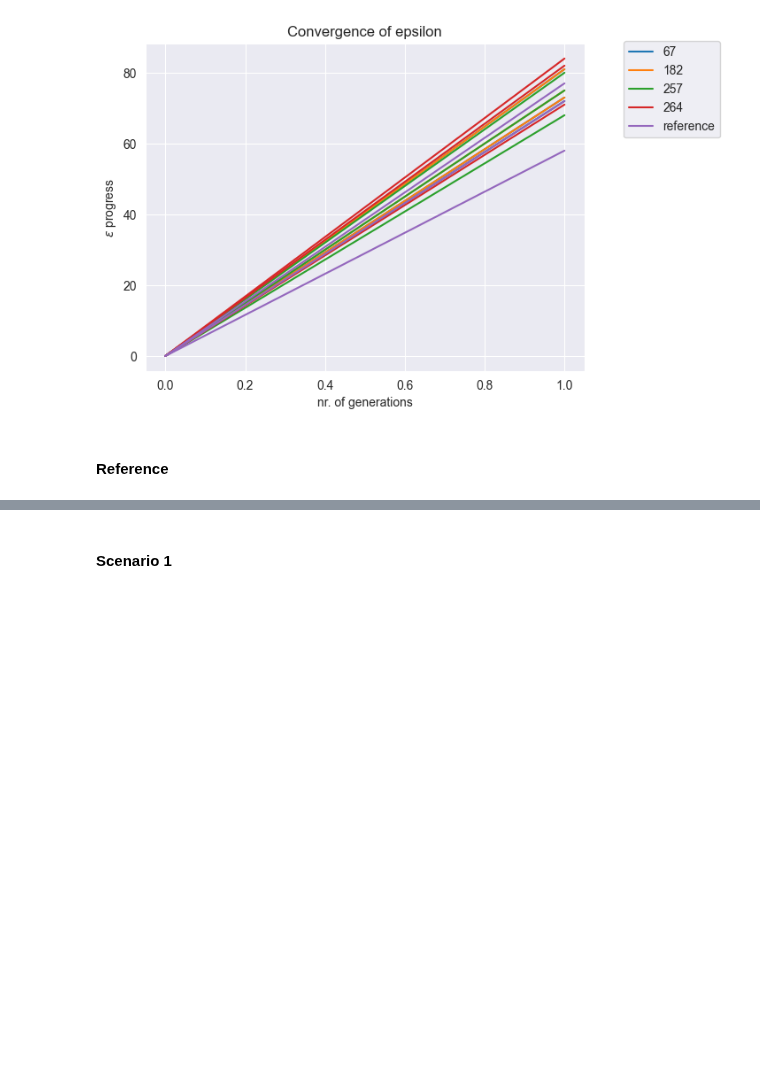
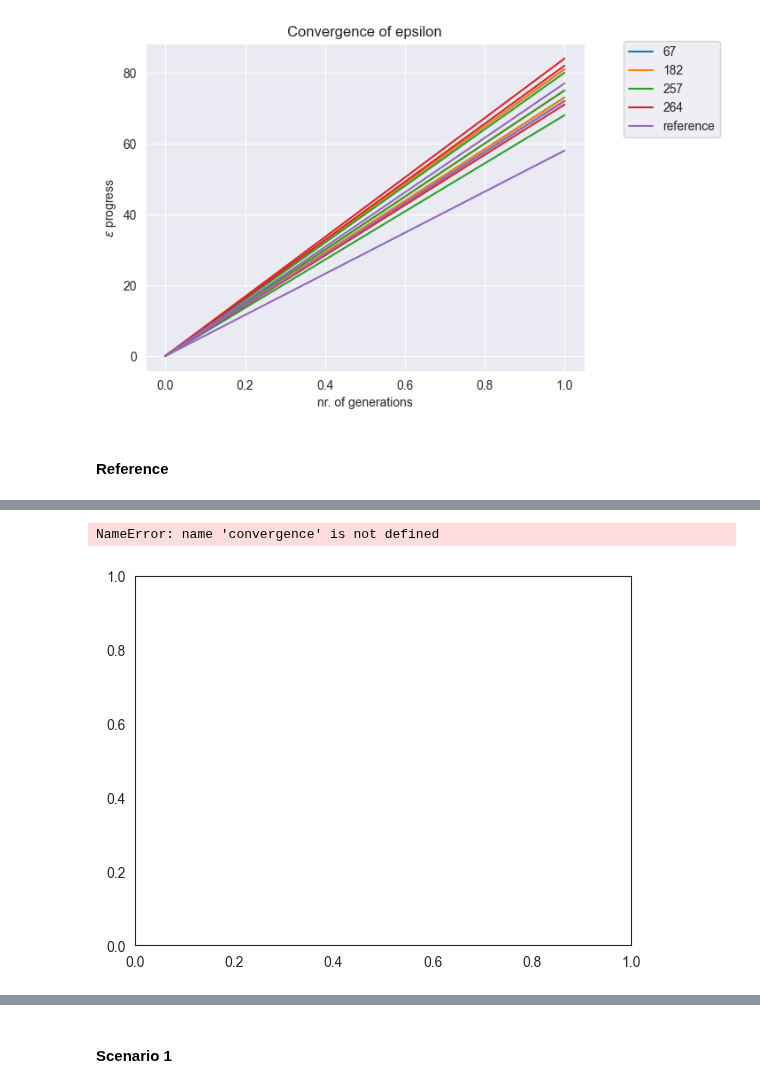
Before and after one commit to ndaswani1/EPA141A-labs, a Jupyter notebook: final assignment/dike_model_multi_scenario_MORDM.ipynb, the cells around one changed output, grey strips where cells are left out. Cells and saved outputs as stored; diff of their text form; code cells hidden in the pictures; blank space fills up the shorter version.

```diff
--- a/final assignment/dike_model_multi_scenario_MORDM.ipynb
+++ b/final assignment/dike_model_multi_scenario_MORDM.ipynb
@@ -372,3 +392,14 @@ reference_set
+# %%
+fig, ax = plt.subplots(ncols=1)
+ax.plot(convergence.nfe, convergence.epsilon_progress)
+ax.set_xlabel("nr. of generations")
+ax.set_ylabel(r"$\epsilon$ progress")
+plt.title(f"Convergence of epsilon")
+# plt.savefig(f'./archives/optimization_3_convergence.png', bbox_inches='tight')
+plt.show()
+# %% [output]
+NameError: name 'convergence' is not defined
+[figure, added]
 # %%
 from ema_workbench.analysis import parcoords
 
```
Also changed, not shown: parts of 6 cells of this notebook, 18 other files.
